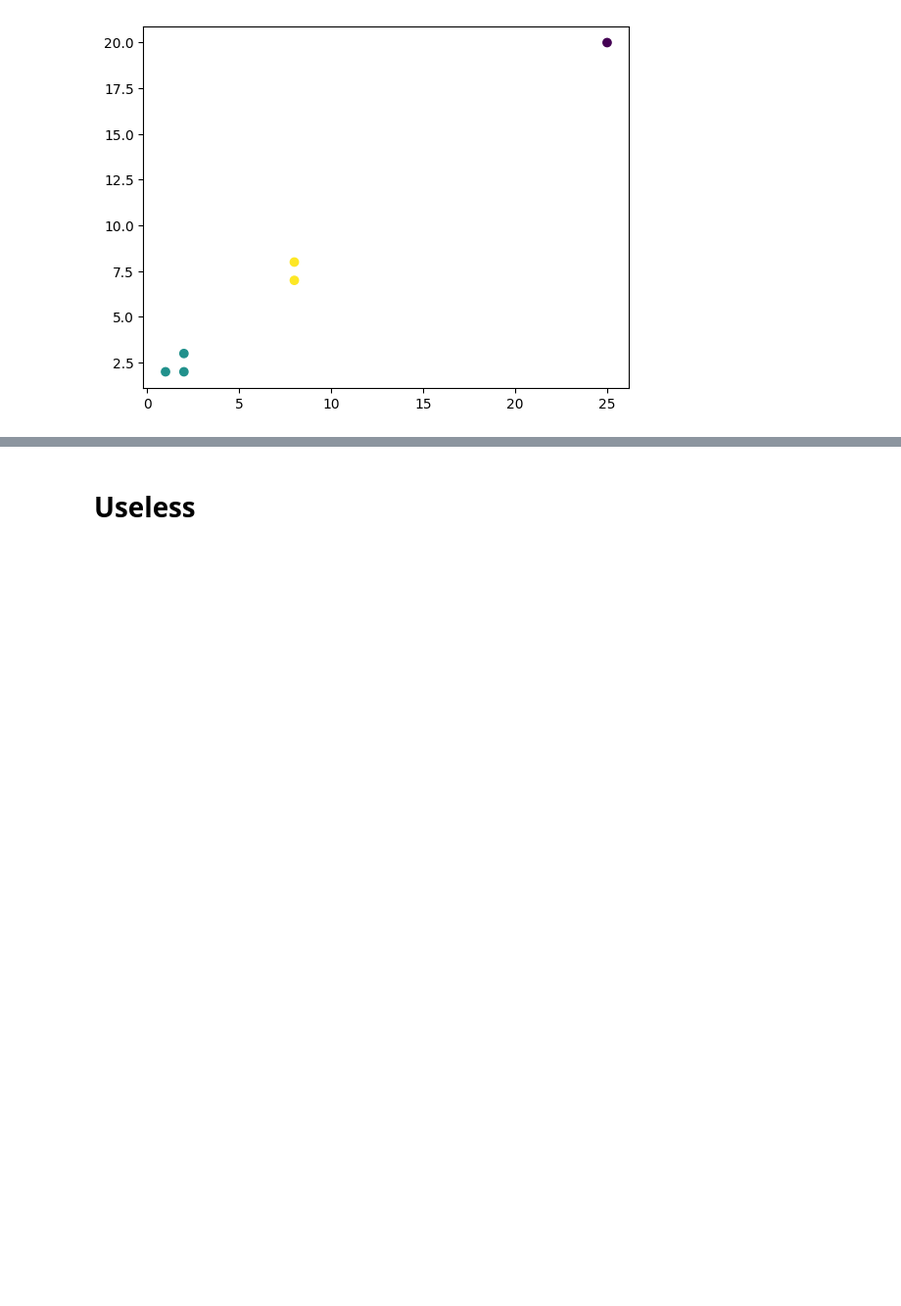
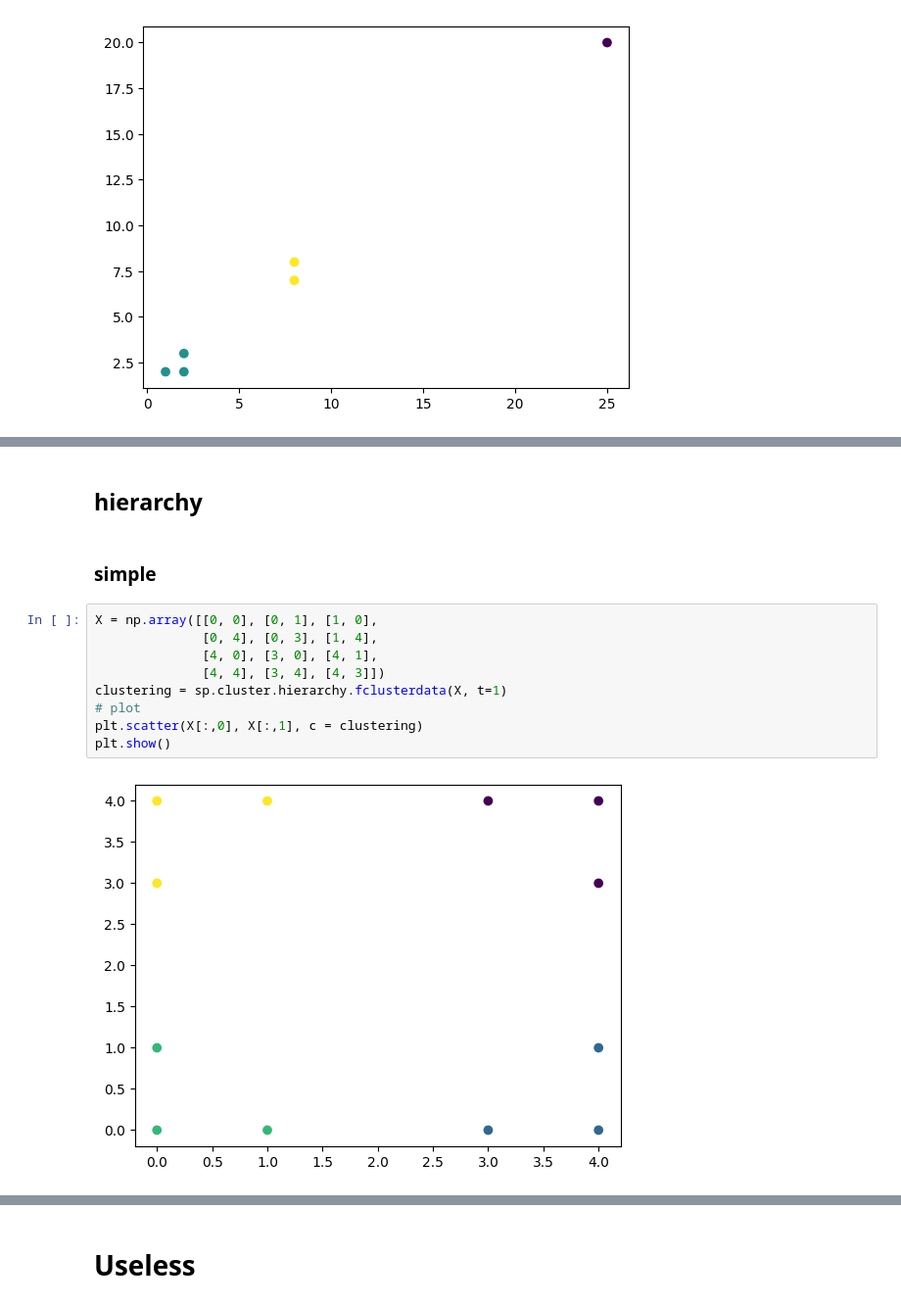
Before and after one commit to garfield-gray/Soft-Computing, a Jupyter notebook: MNSV.ipynb, the cells around one changed output, grey strips where cells are left out. Shown at 98% size. Cells and saved outputs as stored; diff of their text form; blank space fills up the shorter version.

```diff
--- a/MNSV.ipynb
+++ b/MNSV.ipynb
@@ -296,0 +302,15 @@ plt.show()
+# %% [markdown]
+## hierarchy
+# %% [markdown]
+### simple
+# %%
+X = np.array([[0, 0], [0, 1], [1, 0],
+              [0, 4], [0, 3], [1, 4],
+              [4, 0], [3, 0], [4, 1],
+              [4, 4], [3, 4], [4, 3]])
+clustering = sp.cluster.hierarchy.fclusterdata(X, t=1)
+# plot
+plt.scatter(X[:,0], X[:,1], c = clustering)
+plt.show()
+# %% [output]
+[figure, added]
```
Also changed, not shown: parts of 8 cells of this notebook.
